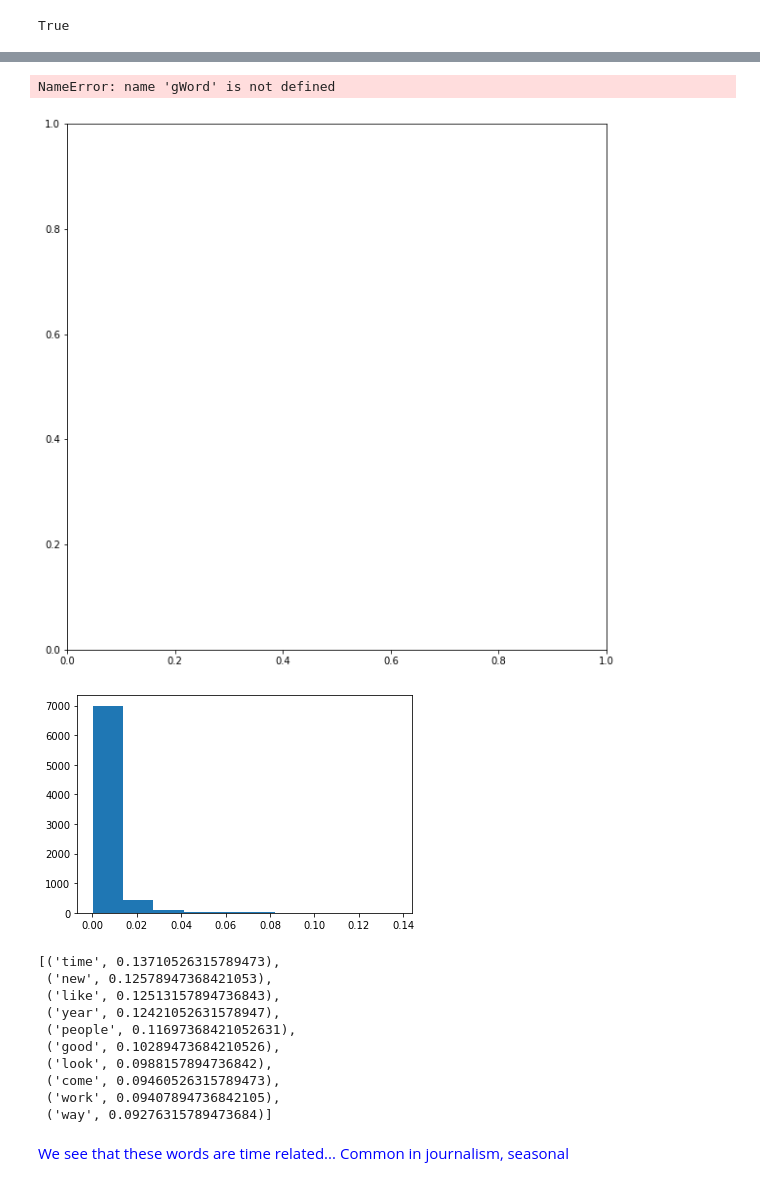
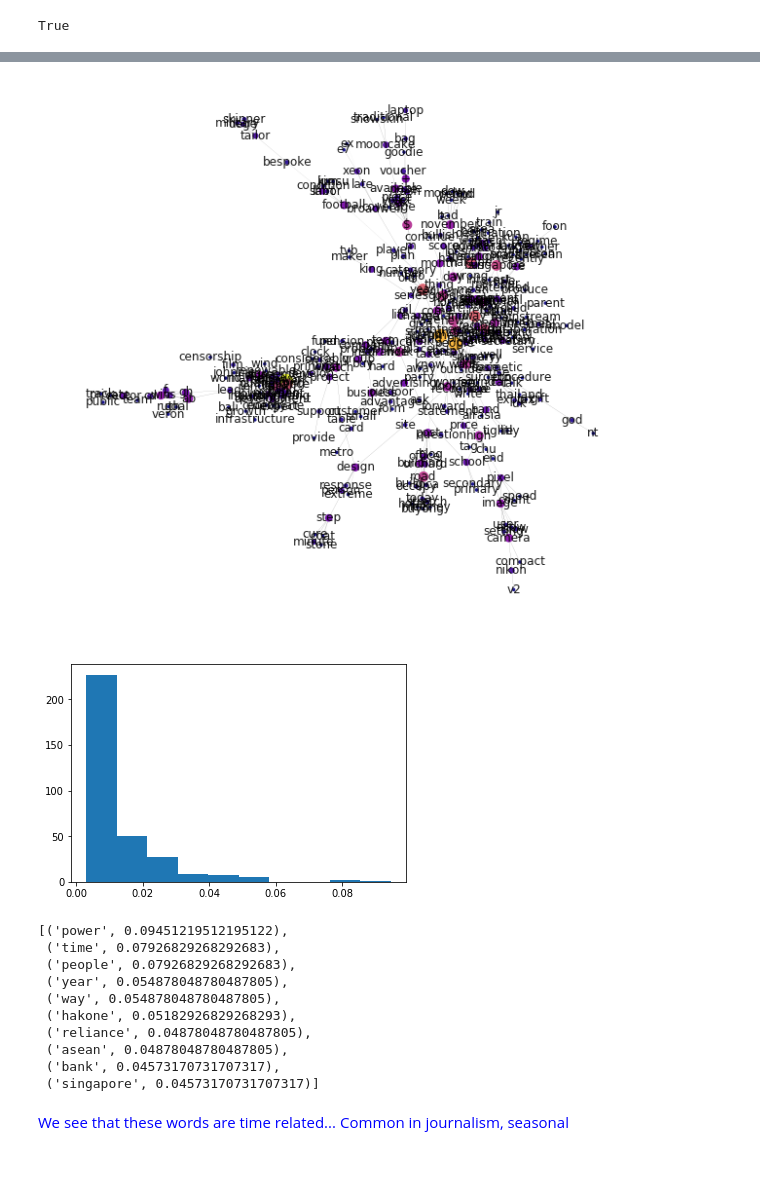
Before and after one commit to rkcatipon/Content-Analysis-2020, a Jupyter notebook: week-5/5-HW-Response.ipynb, the cells around one changed output, grey strips where cells are left out. Cells and saved outputs as stored; diff of their text form; code cells hidden in the pictures.

```diff
--- a/week-5/5-HW-Response.ipynb
+++ b/week-5/5-HW-Response.ipynb
@@ -487,5 +487,5 @@ nx.draw(g_time2, ax = ax, pos = layout_amer, labels = {n:n for n in g_time2.node
 
 <span style="color:red">Construct cells immediately below this that calculate different kinds of centrality for distinct words or documents in a network composed from your corpus of interest. Which type of words tend to be most and least central? Can you identify how different centrality measures distinguish different kind of words in your corpus? What do these patterns suggest about the semantic content and structure of your documents? Finally, calculate global measure for your network(s) and discuss what they reveal.
 # %%
-dcentralities = nx.degree_centrality(giant)
+dcentralities = nx.degree_centrality(dwarf)
 # %%
@@ -516,36 +521,36 @@ NetworkXError: Node 'performance' has no position.
 # %%
 fig, ax = plt.subplots(figsize = (10,10))
 maxC = max(dcentralities.items(), key = lambda x : x[1])[1]
-maxWeight = max((d['weight'] for n1, n2, d in giant.edges(data = True)))
-minWeight = min((d['weight'] for n1, n2, d in giant.edges(data = True)))
-nx.draw(giant, ax = ax, pos = layout, labels = {n:n for n in giant.nodes()},
+maxWeight = max((d['weight'] for n1, n2, d in dwarf.edges(data = True)))
+minWeight = min((d['weight'] for n1, n2, d in dwarf.edges(data = True)))
+nx.draw(dwarf, ax = ax, pos = layout, labels = {n:n for n in dwarf.nodes()},
         width=[(d['weight'] - minWeight + .7) / maxWeight for n1, n2, d in gWord.edges(data = True)],
         alpha = .9,
-        node_color = [dcentralities[n] / maxC for n in giant.nodes],
-        node_size = [dcentralities[n] / maxC * 200 for n in giant.nodes],
+        node_color = [dcentralities[n] / maxC for n in dwarf.nodes],
+        node_size = [dcentralities[n] / maxC * 200 for n in dwarf.nodes],
         cmap = plt.get_cmap('plasma'))
 # %% [output]
-NameError: name 'gWord' is not defined
-[figure, old version]
+[figure, new version]
 # %%
+# degree centrality distribution for this news dataset
 plt.hist(list(dcentralities.values()))
 plt.show()
 # %% [output]
-[figure, old version]
+[figure, new version]
 # %%
 # Top ten words in terms of degree
 sorted(dcentralities.items(), key = lambda x: x[1], reverse = True)[:10]
 # %% [output]
-[('time', 0.13710526315789473),
- ('new', 0.12578947368421053),
- ('like', 0.12513157894736843),
- ('year', 0.12421052631578947),
- ('people', 0.11697368421052631),
- ('good', 0.10289473684210526),
- ('look', 0.0988157894736842),
- ('come', 0.09460526315789473),
- ('work', 0.09407894736842105),
- ('way', 0.09276315789473684)]
+[('power', 0.09451219512195122),
+ ('time', 0.07926829268292683),
+ ('people', 0.07926829268292683),
+ ('year', 0.054878048780487805),
+ ('way', 0.054878048780487805),
+ ('hakone', 0.05182926829268293),
+ ('reliance', 0.04878048780487805),
+ ('asean', 0.04878048780487805),
+ ('bank', 0.04573170731707317),
+ ('singapore', 0.04573170731707317)]
 # %% [markdown]
 <span style="color:blue">We see that these words are time related... Common in journalism, seasonal</blue>
 # %%
```
Also changed, not shown: parts of 71 cells of this notebook.
